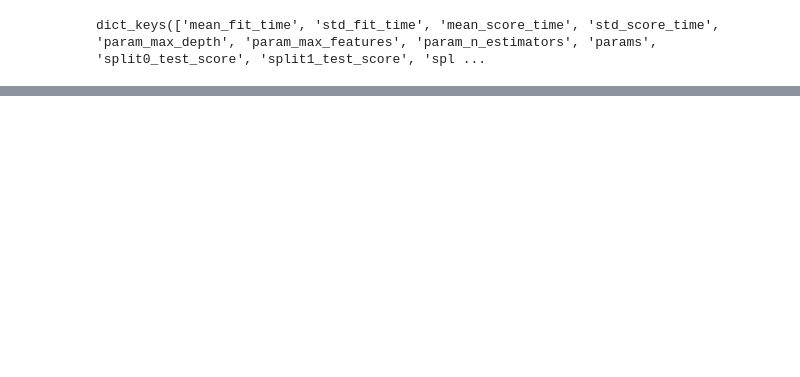
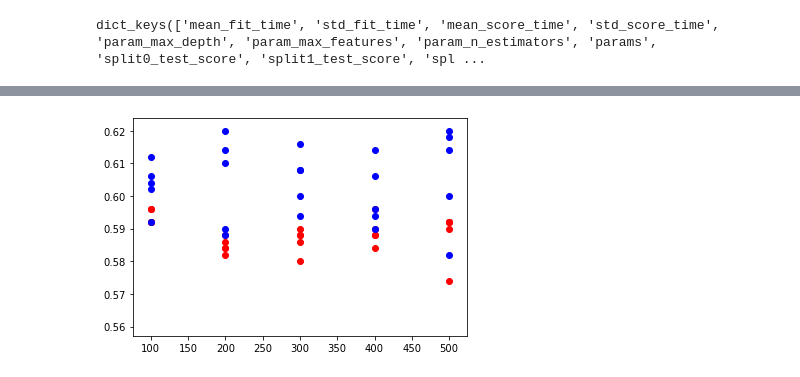
Before and after one commit to bojunyang24/CS4641, a Jupyter notebook: finalproject/testing.ipynb, the cells around one changed output, grey strips where cells are left out. Drawn from its saved outputs; the diff is of its cells as text; code cells hidden in the pictures; blank space fills up the shorter version.

```diff
--- a/finalproject/testing.ipynb
+++ b/finalproject/testing.ipynb
@@ -173,0 +219,6 @@ name[0:len(name)-2]
+# %%
+plt.scatter(redx,redy,color='red')
+plt.scatter(bluex,bluey,color='blue')
+plt.show()
+# %% [output]
+[figure, added]
```
Also changed, not shown: parts of 15 cells of this notebook, 18 other files.
